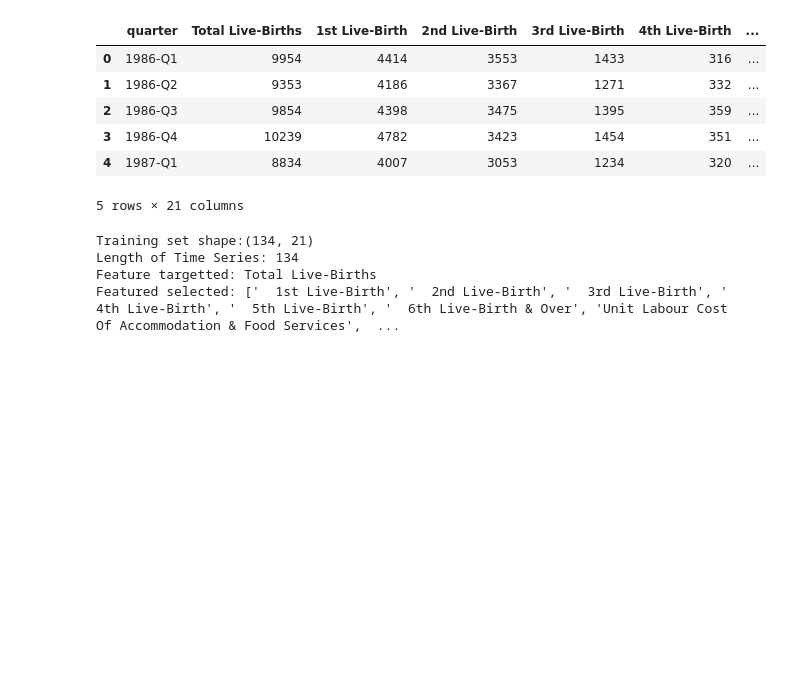
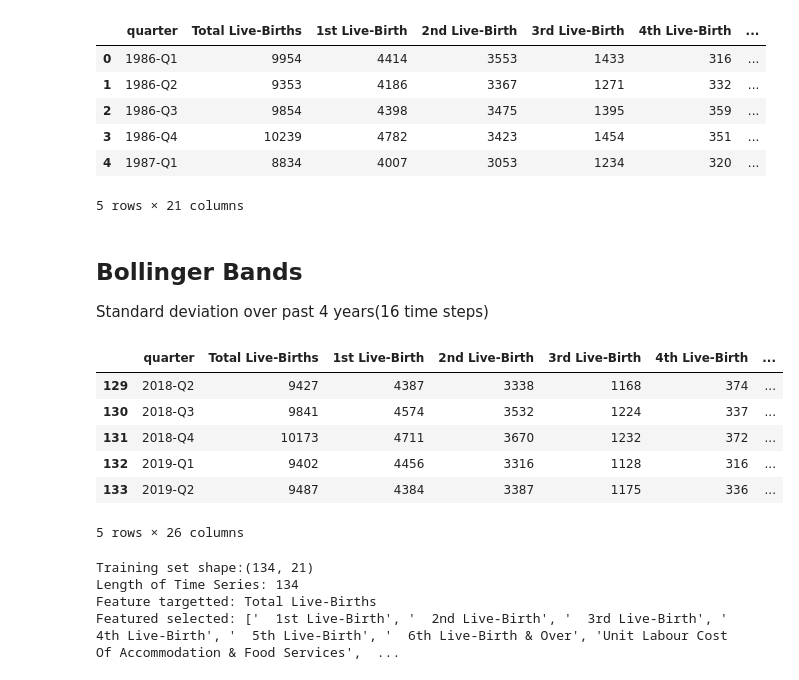
Before and after one commit to KosmonautX/osiris, a Jupyter notebook: TemporalConvBlock.ipynb, the cells around one changed output. Saved outputs shown, nothing was run; the diff lists cells and outputs as text; code cells hidden in the pictures; blank space fills up the shorter version.

```diff
--- a/TemporalConvBlock.ipynb
+++ b/TemporalConvBlock.ipynb
@@ -144,6 +132,24 @@ raw.head()
 | 3 | 1986-Q4 | 10239 | 4782 | 3423 | 1454 | 351 | ... |
 | 4 | 1987-Q1 | 8834 | 4007 | 3053 | 1234 | 320 | ... |
 5 rows × 21 columns
+# %% [markdown]
+## Bollinger Bands
+Standard deviation over past 4 years(16 time steps)
+# %%
+raw["total"] = raw["Total Live-Births"]
+raw["sd"] = raw["total"].rolling(16).std(ddof=0)
+raw["mean"] = raw["total"].rolling(16).mean()
+raw['bolu'] = raw['mean'] + 2*raw['sd']
+raw['bold'] = raw['mean'] - 2*raw['sd']
+raw.tail(5)
+# %% [output]
+|  | quarter | Total Live-Births | 1st Live-Birth | 2nd Live-Birth | 3rd Live-Birth | 4th Live-Birth | ... |
+| 129 | 2018-Q2 | 9427 | 4387 | 3338 | 1168 | 374 | ... |
+| 130 | 2018-Q3 | 9841 | 4574 | 3532 | 1224 | 337 | ... |
+| 131 | 2018-Q4 | 10173 | 4711 | 3670 | 1232 | 372 | ... |
+| 132 | 2019-Q1 | 9402 | 4456 | 3316 | 1128 | 316 | ... |
+| 133 | 2019-Q2 | 9487 | 4384 | 3387 | 1175 | 336 | ... |
+5 rows × 26 columns
 # %%
 from datetime import datetime
 #test.set_index('time') set index as time
```
Also changed, not shown: parts of 4 cells of this notebook, 1 other file.
